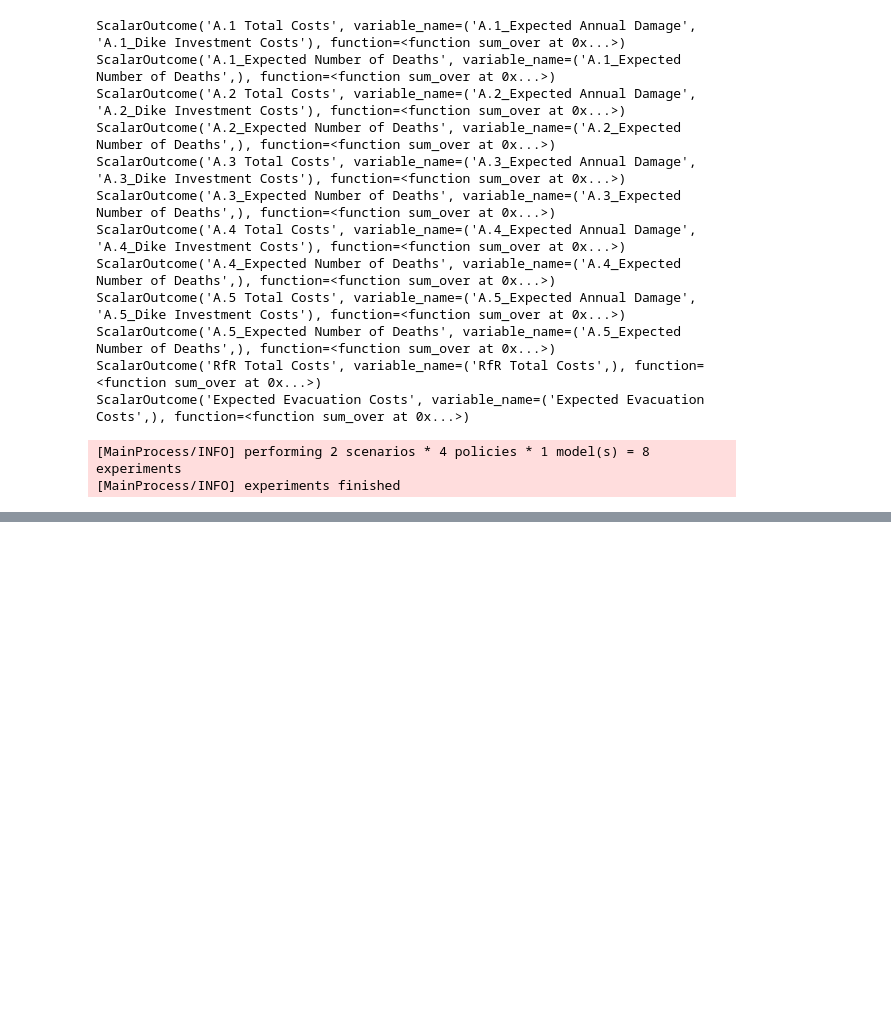
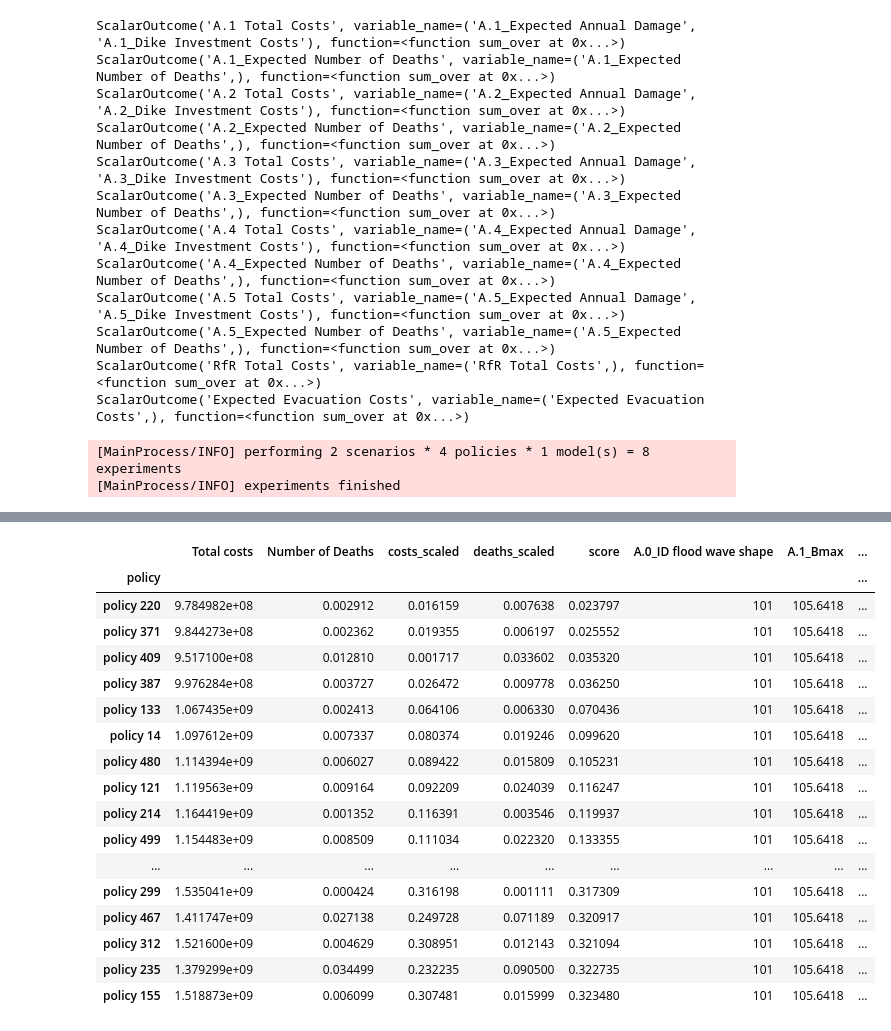
Before and after one commit to tissueters/MDM_project, a Jupyter notebook: final assignment/Problem Formulations.ipynb, the cells around one changed output, grey strips where cells are left out. Drawn from its saved outputs; the diff is of its cells as text; code cells hidden in the pictures; blank space fills up the shorter version.

```diff
--- a/final assignment/Problem Formulations.ipynb
+++ b/final assignment/Problem Formulations.ipynb
@@ -291,0 +245,69 @@ experiments
+# %%
+from sklearn.preprocessing import MinMaxScaler
+
+# only works because we have scalar outcomes
+pd.set_option('display.max_columns', None)
+pd.set_option('display.max_rows', None)
+
+df_experiments = pd.DataFrame(experiments)
+df_outcomes = pd.DataFrame(outcomes)
+
+# aggregating outcomes
+cost_keys = [k for k in outcomes if 'Total Costs' in k]
+df_outcomes['Total costs'] = np.sum([df_outcomes[k] for k in cost_keys], axis=0)
+
+cost_keys = [k for k in outcomes if 'Number of Deaths' in k]
+df_outcomes['Number of Deaths'] = np.sum([df_outcomes[k] for k in cost_keys], axis=0)
+
+mean_outcomes = df_outcomes.copy()
+mean_outcomes['policy'] = df_experiments['policy']
+
+policy_means = mean_outcomes.groupby('policy')[['Total costs', 'Number of Deaths']].mean()
+
+# Normalize deaths and costs to [0, 1] range
+scaler = MinMaxScaler()
+scaled = scaler.fit_transform(policy_means[['Total costs', 'Number of Deaths']])
+
+# Put scaled values back into the DataFrame
+policy_means['costs_scaled'] = scaled[:, 0]
+policy_means['deaths_scaled'] = scaled[:, 1]
+
+# Now create a composite score using equal weighting
+policy_means['score'] = policy_means['costs_scaled'] + policy_means['deaths_scaled']
+#policy_means['score'] = 1.0 * policy_means['costs_scaled']
+
+# 4. Select top 100 policies
+top_policies = policy_means.sort_values('score').head(100)
+
+# 5. Get corresponding lever settings
+# Assume all rows with same policy name have same levers (since policy is fixed per group)
+top_policy_names = top_policies.index.tolist()
+
+# Get the first matching row per top policy
+policy_settings = df_experiments[df_experiments['policy'].isin(top_policy_names)]
+policy_settings = policy_settings.drop_duplicates(subset='policy')
+policy_settings = policy_settings.set_index('policy').loc[top_policy_names]  # same order as top_policies
+
+# 6. Combine and display
+top_summary = pd.concat([top_policies, policy_settings], axis=1)
+
+top_summary
+# %% [output]
+|  | Total costs | Number of Deaths | costs_scaled | deaths_scaled | score | A.0_ID flood wave shape | A.1_Bmax | ... |
+| policy |  |  |  |  |  |  |  | ... |
+| policy 220 | 9.784982e+08 | 0.002912 | 0.016159 | 0.007638 | 0.023797 | 101 | 105.6418 | ... |
+| policy 371 | 9.844273e+08 | 0.002362 | 0.019355 | 0.006197 | 0.025552 | 101 | 105.6418 | ... |
+| policy 409 | 9.517100e+08 | 0.012810 | 0.001717 | 0.033602 | 0.035320 | 101 | 105.6418 | ... |
+| policy 387 | 9.976284e+08 | 0.003727 | 0.026472 | 0.009778 | 0.036250 | 101 | 105.6418 | ... |
+| policy 133 | 1.067435e+09 | 0.002413 | 0.064106 | 0.006330 | 0.070436 | 101 | 105.6418 | ... |
+| policy 14 | 1.097612e+09 | 0.007337 | 0.080374 | 0.019246 | 0.099620 | 101 | 105.6418 | ... |
+| policy 480 | 1.114394e+09 | 0.006027 | 0.089422 | 0.015809 | 0.105231 | 101 | 105.6418 | ... |
+| policy 121 | 1.119563e+09 | 0.009164 | 0.092209 | 0.024039 | 0.116247 | 101 | 105.6418 | ... |
+| policy 214 | 1.164419e+09 | 0.001352 | 0.116391 | 0.003546 | 0.119937 | 101 | 105.6418 | ... |
+| policy 499 | 1.154483e+09 | 0.008509 | 0.111034 | 0.022320 | 0.133355 | 101 | 105.6418 | ... |
+| ... | ... | ... | ... | ... | ... | ... | ... | ... |
+| policy 299 | 1.535041e+09 | 0.000424 | 0.316198 | 0.001111 | 0.317309 | 101 | 105.6418 | ... |
+| policy 467 | 1.411747e+09 | 0.027138 | 0.249728 | 0.071189 | 0.320917 | 101 | 105.6418 | ... |
+| policy 312 | 1.521600e+09 | 0.004629 | 0.308951 | 0.012143 | 0.321094 | 101 | 105.6418 | ... |
+| policy 235 | 1.379299e+09 | 0.034499 | 0.232235 | 0.090500 | 0.322735 | 101 | 105.6418 | ... |
+| policy 155 | 1.518873e+09 | 0.006099 | 0.307481 | 0.015999 | 0.323480 | 101 | 105.6418 | ... |
```
Also changed, not shown: parts of 11 cells of this notebook.
